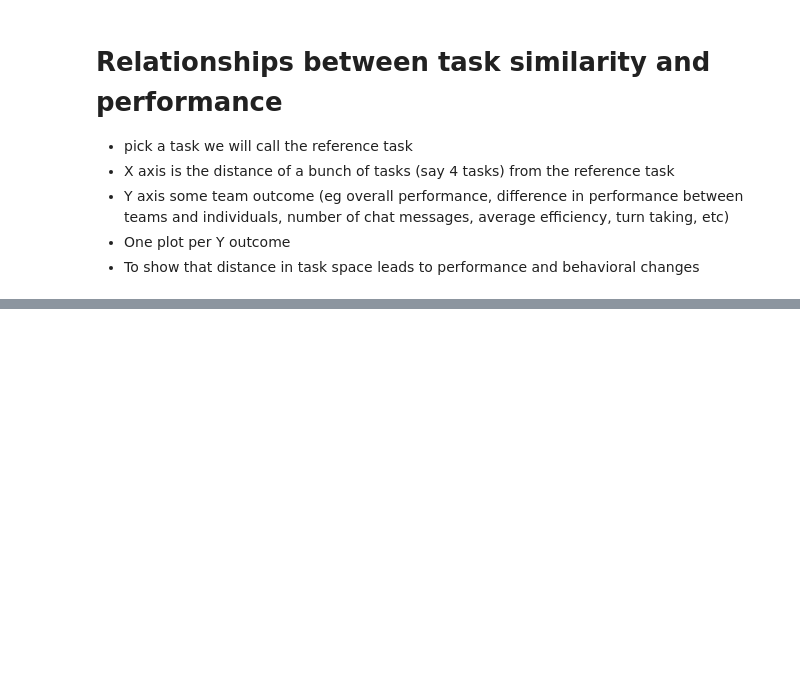
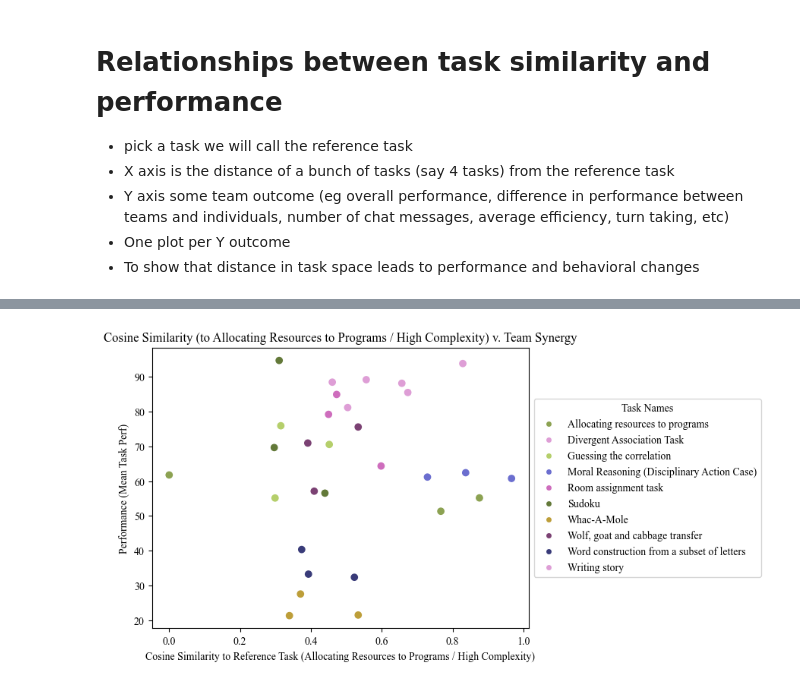
Before and after one commit to xehu/tpm-horse-race-modeling, a Jupyter notebook: viz/viz.ipynb, the cells around one changed output, grey strips where cells are left out. Cells and saved outputs as stored; diff of their text form; code cells hidden in the pictures; blank space fills up the shorter version.

```diff
--- a/viz/viz.ipynb
+++ b/viz/viz.ipynb
@@ -394,0 +465,12 @@ full_multi_task_data
+# %%
+performance_by_task = pd.DataFrame(full_multi_task_data.groupby(["task_name", "complexity"])["score"].agg("mean")).reset_index()
+performance_by_task = pd.get_dummies(performance_by_task, columns = ["complexity"]).rename(columns = {"complexity_High": "High", "complexity_Low": "Low", "complexity_Medium": "Medium"})
+performance_by_task[dummy_columns] = performance_by_task[dummy_columns].astype(int)
+score_by_task = performance_by_task["score"]
+# %%
+plot_scatterplot(task_names, cosines, score_by_task,
+                 xlab = 'Cosine Similarity to Reference Task (Allocating Resources to Programs / High Complexity)',
+                 ylab = 'Performance (Mean Task Perf)',
+                 title = 'Cosine Similarity (to Allocating Resources to Programs / High Complexity) v. Team Synergy')
+# %% [output]
+[figure, added]
```
Also changed, not shown: parts of 20 cells of this notebook, 3 other files.
